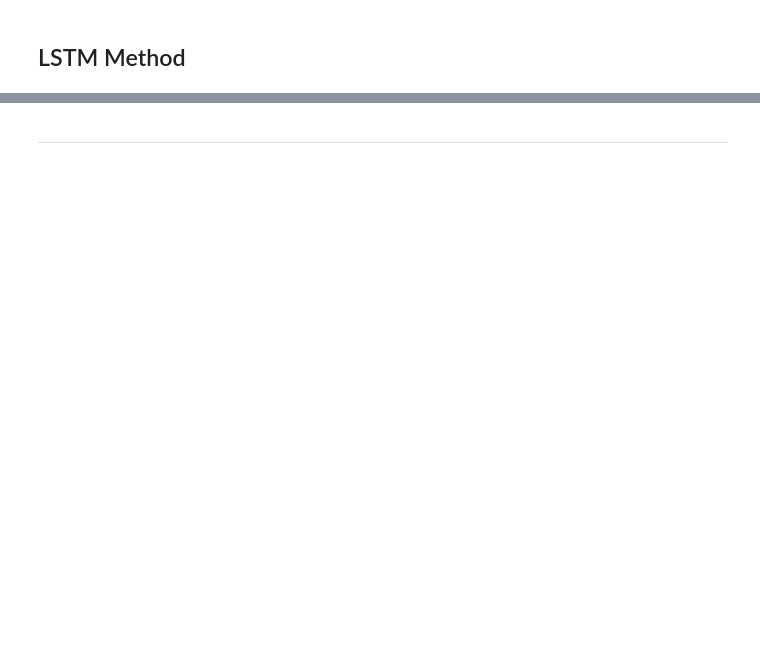
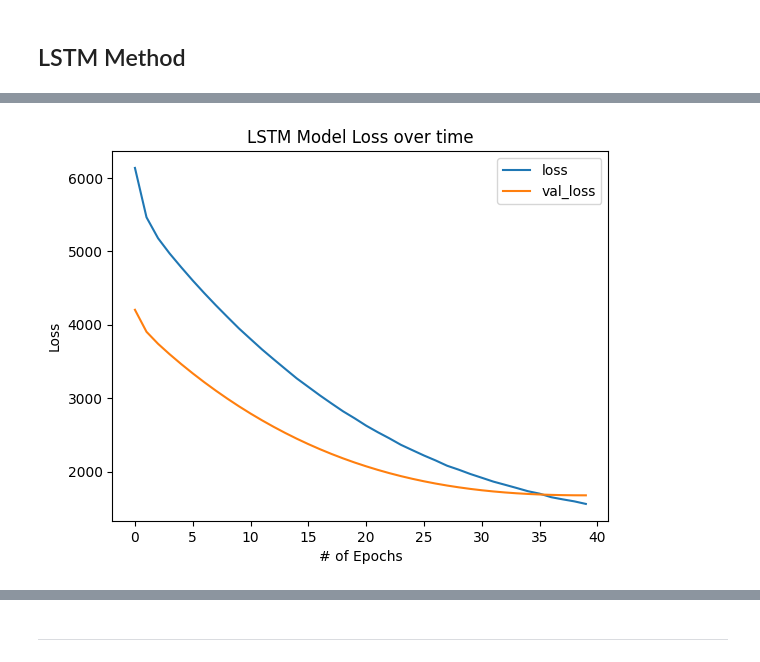
Before and after one commit to RompfRobert/Machine_Learning_and_Deep_Learning, a Jupyter notebook: Capstone-Project/test2.ipynb, the cells around one changed output, grey strips where cells are left out. Drawn from its saved outputs; the diff is of its cells as text; code cells hidden in the pictures; blank space fills up the shorter version.

```diff
--- a/Capstone-Project/test2.ipynb
+++ b/Capstone-Project/test2.ipynb
@@ -441,0 +465,2 @@ print(p)
+# %%
+df2 = df2.drop('Prediction', 1)
@@ -441,0 +549,17 @@ print(p)
+# %%
+EPOCHS = 40
+BATCH_SIZE = 200
+
+# Crate a callback for efficiency purposes
+my_callback = EarlyStopping(monitor='loss',
+                            patience=3,
+                            restore_best_weights = True)
+
+history = model.fit(x=X_rolled_train,
+                    y=y_train,
+                    batch_size=BATCH_SIZE,
+                    validation_data=(X_rolled_valid,y_valid),
+                    epochs=EPOCHS,
+                    verbose=1,
+                    shuffle=False,
+                    callbacks = my_callback)
@@ -441,0 +584,10 @@ print(p)
+# %%
+plt.plot(history.history["loss"], label = "loss")
+plt.plot(history.history["val_loss"], label = "val_loss")
+plt.xlabel('# of Epochs')
+plt.ylabel('Loss')
+plt.title('LSTM Model Loss over time')
+plt.legend()
+plt.show()
+# %% [output]
+[figure, added]
```
Also changed, not shown: parts of 29 cells of this notebook.
